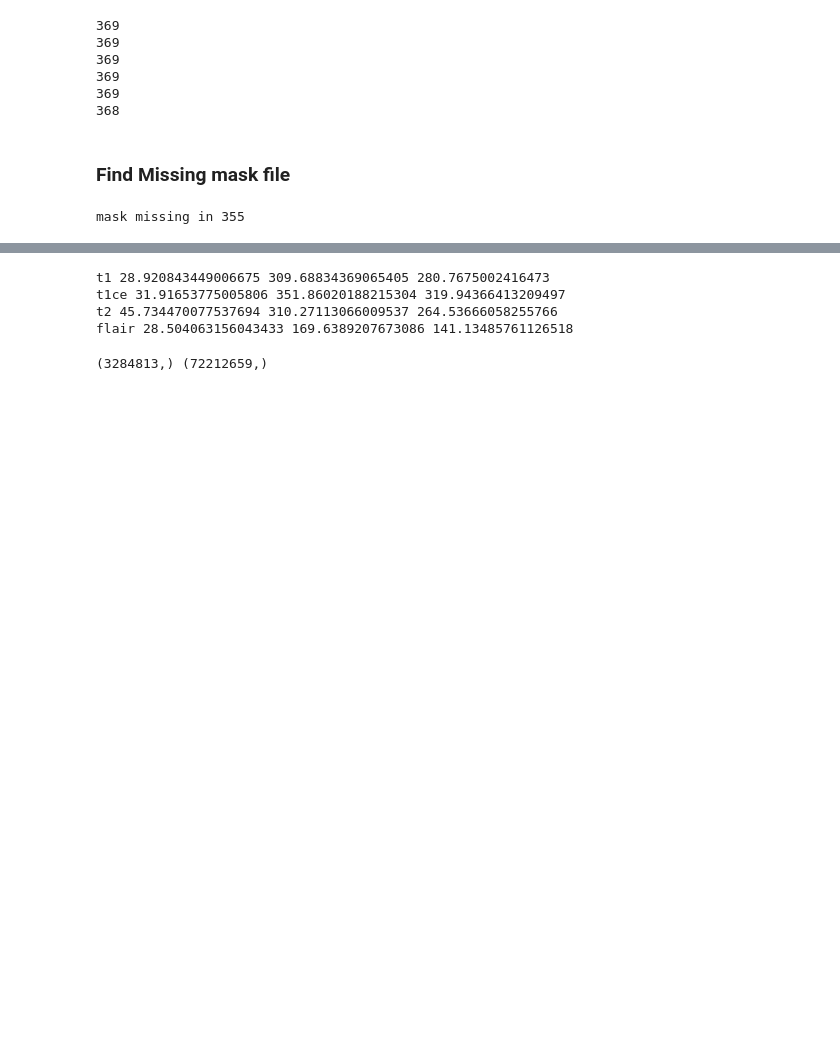
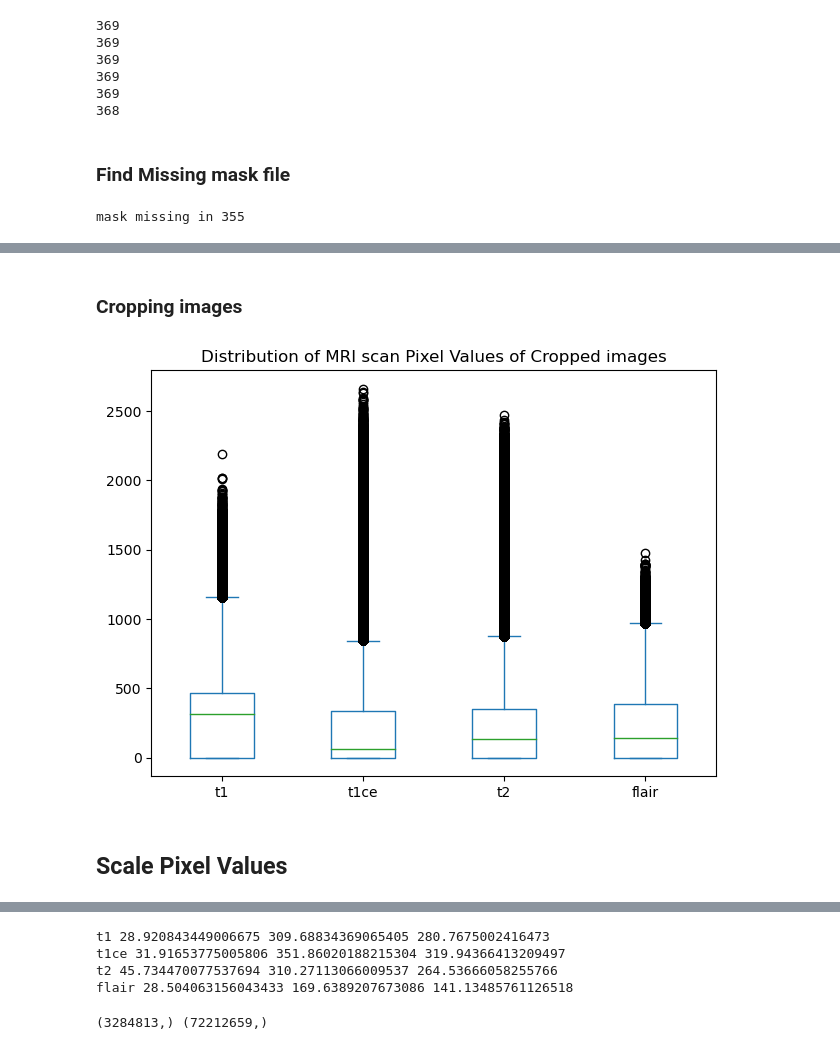
Before and after one commit to jesslelu/CISC-471-Brain-Segmentation-Project, a Jupyter notebook: Brain-Segmentation-EDA.ipynb, the cells around one changed output, grey strips where cells are left out. Saved outputs shown, nothing was run; the diff lists cells and outputs as text; code cells hidden in the pictures; blank space fills up the shorter version.

Commit message:
Post crop and scale box plots

```diff
--- a/Brain-Segmentation-EDA.ipynb
+++ b/Brain-Segmentation-EDA.ipynb
@@ -221,0 +185,6 @@ plt.show()
+# %%
+t1_img_sample_list = list(map(lambda n: nib.load(n).get_fdata(), random.sample(t1_list,35)))
+t2_img_sample_list = list(map(lambda n: nib.load(n).get_fdata(), random.sample(t2_list,35)))
+t1ce_img_sample_list = list(map(lambda n: np.array(nib.load(n).dataobj), random.sample(t1ce_list,35)))
+flair_img_sample_list = list(map(lambda n: np.array(nib.load(n).dataobj), random.sample(flair_list,35)))
+mask_img_sample_list = list(map(lambda n: np.array(nib.load(n).dataobj), random.sample(mask_list,35)))
@@ -221,0 +222,9 @@ plt.show()
+# %%
+#No Label 3
+mask_list_img_sample_list=np.array(list((map(lambda n: np.array(nib.load(n).dataobj), random.sample(mask_list, 10)))))
+mask_np=mask_list_img_sample_list.reshape(-1)
+print("Before:")
+print(np.unique(mask_np))
+mask_np[mask_np==4] = 3
+print("After:")
+print(np.unique(mask_np))
@@ -221,0 +238,14 @@ plt.show()
+# %%
+#ANALYZING PIXEL VALUES
+import random
+
+#converting sample of t1 images into list of numpy array
+t1_img_sample_list = np.array(list((map(lambda n: np.array(nib.load(n).dataobj), random.sample(t1_list, 10)))))
+t1ce_img_sample_list = np.array(list((map(lambda n: np.array(nib.load(n).dataobj), random.sample(t1ce_list, 10)))))
+t2_img_sample_list = np.array(list((map(lambda n: np.array(nib.load(n).dataobj), random.sample(t2_list, 10)))))
+flair_img_sample_list = np.array(list((map(lambda n: np.array(nib.load(n).dataobj), random.sample(flair_list, 10)))))
+
+t1_np = t1_img_sample_list.reshape(-1)
+t1ce_np = t1ce_img_sample_list.reshape(-1)
+t2_np = t2_img_sample_list.reshape(-1)
+flair_np = flair_img_sample_list.reshape(-1)
@@ -221,0 +274,19 @@ plt.show()
+# %% [markdown]
+### Cropping images
+# %%
+t1_img_sample_list=list((map(lambda n: np.array(nib.load(n).dataobj), random.sample(t1_list, 5))))
+t1ce_img_sample_list=list((map(lambda n: np.array(nib.load(n).dataobj), random.sample(t1ce_list, 5))))
+t2_img_sample_list=list((map(lambda n: np.array(nib.load(n).dataobj), random.sample(t2_list, 5))))
+flair_img_sample_list=list((map(lambda n: np.array(nib.load(n).dataobj), random.sample(flair_list, 5))))cropped_t1_sample_list=np.array(list(map(lambda n: n[56:184, 56:184, 13:141],t1_img_sample_list))).reshape(-1)
+cropped_t1ce_sample_list=np.array(list(map(lambda n: n[56:184, 56:184, 13:141],t1ce_img_sample_list))).reshape(-1)
+cropped_t2_sample_list=np.array(list(map(lambda n: n[56:184, 56:184, 13:141],t2_img_sample_list))).reshape(-1)
+cropped_flair_sample_list=np.array(list(map(lambda n: n[56:184, 56:184, 13:141],flair_img_sample_list))).reshape(-1)
+# %%
+plt.rcParams["figure.autolayout"] = True
+data = pd.DataFrame({"t1": cropped_t1_sample_list, "t1ce": cropped_t1ce_sample_list, "t2":cropped_t2_sample_list, "flair":cropped_flair_sample_list})
+ax = data[['t1', 't1ce','t2','flair']].plot(kind='box', title='Distribution of MRI scan Pixel Values of Cropped images')
+plt.show()
+# %% [output]
+[figure, added]
+# %% [markdown]
+## Scale Pixel Values
```
Also changed, not shown: parts of 20 cells of this notebook.
